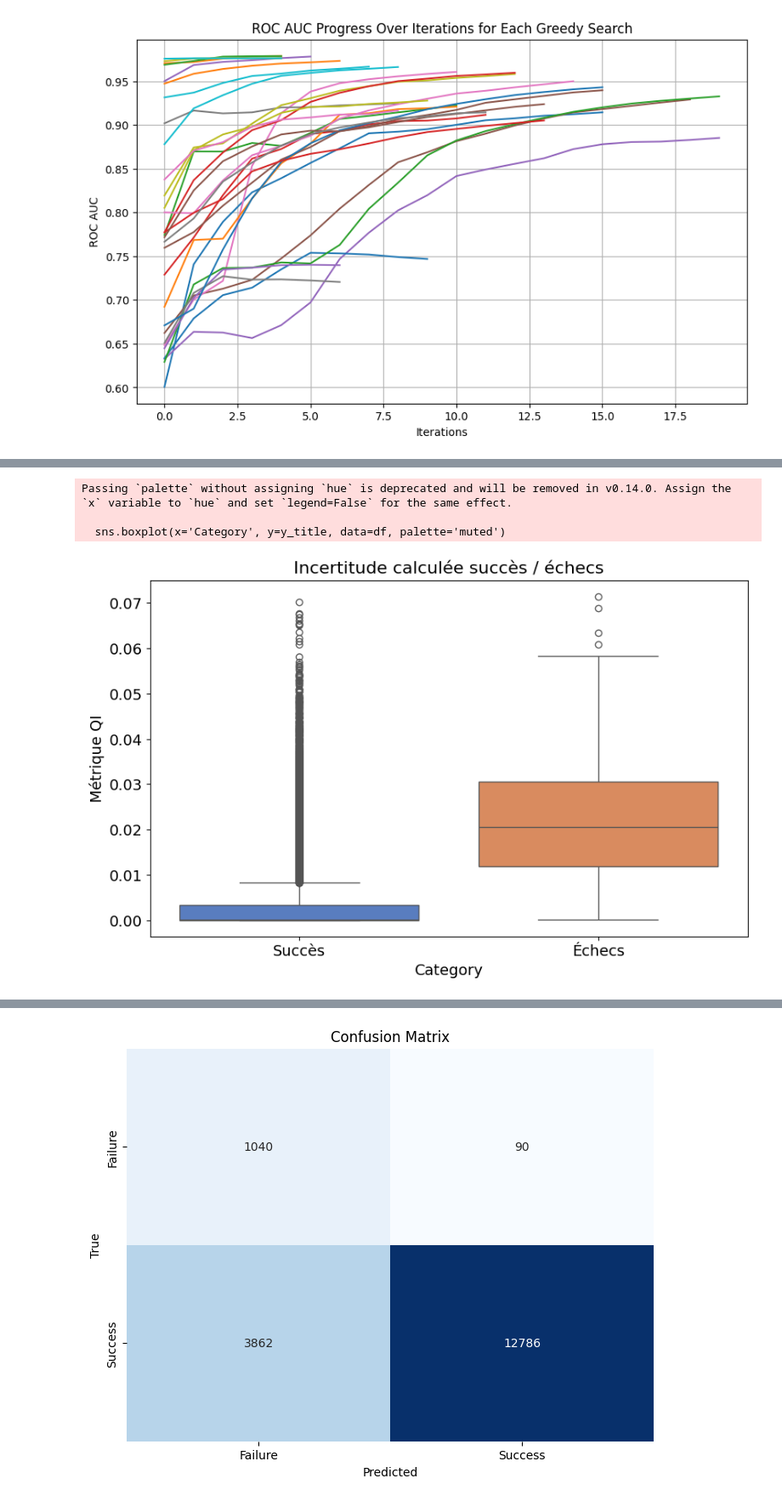
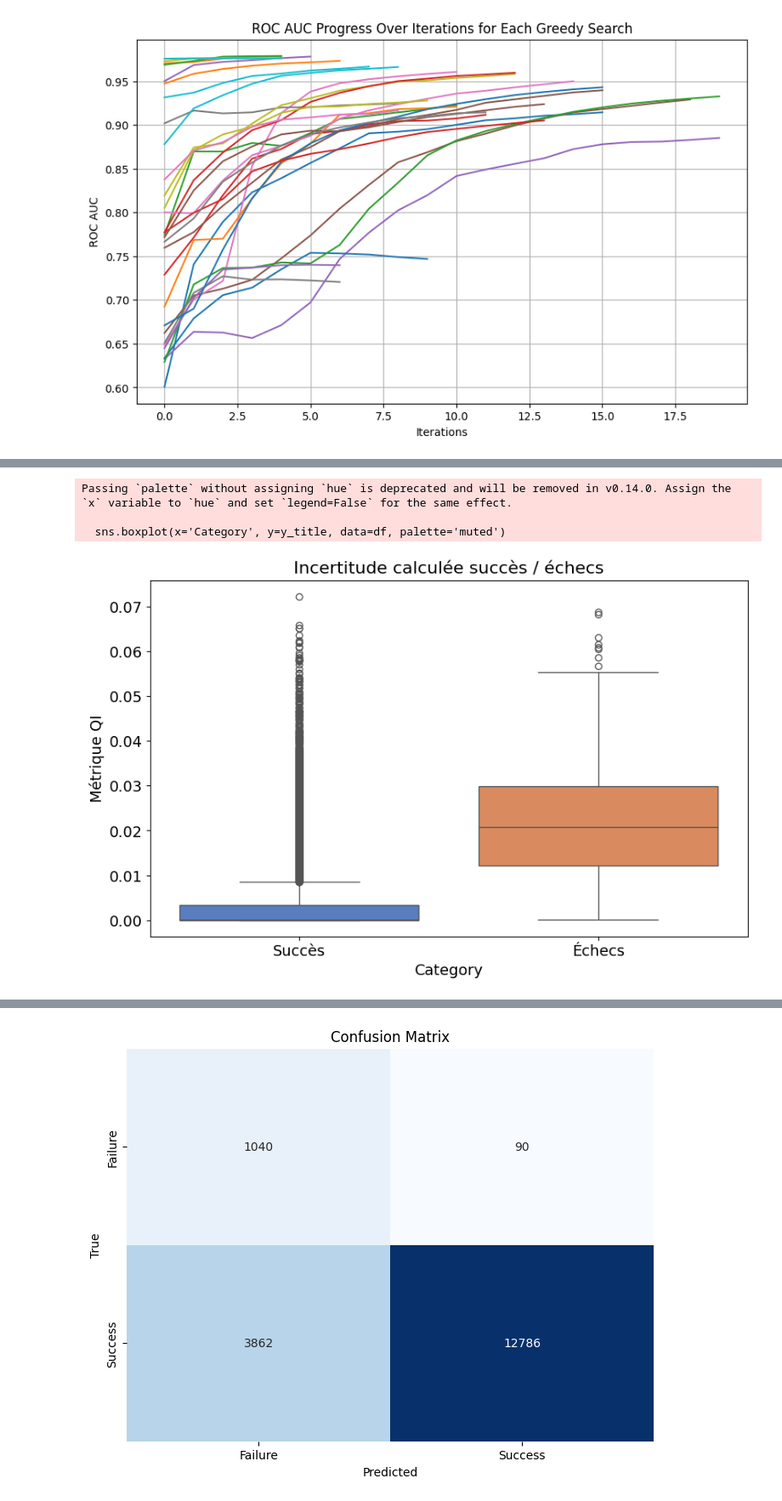
Before and after one commit to pstnmz/UQ_toolbox, a Jupyter notebook: medMNIST/UQ_test_metrics.ipynb, the cells around one changed output, grey strips where cells are left out. Shown at 85% size. Cells and saved outputs as stored; diff of their text form; code cells hidden in the pictures.

Commit message:
Fix: Update data loader in apply_randaugment_and_store_results function call from calibration_loader to test_loader

```diff
--- a/medMNIST/UQ_test_metrics.ipynb
+++ b/medMNIST/UQ_test_metrics.ipynb
@@ -294,6 +297,10 @@ for fold in range(0, 5):
 # Load the SHAP results from the pickle file
 with open('shap_results.pkl', 'rb') as file:
     shap_results = pkl.load(file)
+# %%
+# Load the SHAP results from the pickle file
+with open('shap_results_calibration.pkl', 'rb') as file:
+    shap_results_calibration = pkl.load(file)
 # %%
 mean_shap_importances = []
 for fold, shap_values in enumerate(shap_results['shap_values_folds']):
@@ -355,6 +414,15 @@ for fold, latent_space in enumerate(shap_results['latent_spaces']):
         columns=[f"Feature_{i}" for i in range(num_features)]
     )
     latent_spaces_df.append(latent_space_df)
+# %%
+latent_spaces_df_calibration = []
+for fold, latent_space in enumerate(shap_results_calibration['latent_spaces']):
+    num_samples, num_features = latent_space.shape
+    latent_space_df = pd.DataFrame(
+        latent_space,
+        columns=[f"Feature_{i}" for i in range(num_features)]
+    )
+    latent_spaces_df_calibration.append(latent_space_df)
 # %%
 from sklearn.preprocessing import StandardScaler
 from sklearn.decomposition import PCA
@@ -1007,7 +1198,7 @@ transformations = ['[(9, np.float64(18.993544968225756)), (12, np.float64(-1.372
 n=2
 m=45
 # %%
-stds_GPS_calibration, global_preds_GPS_calibration = uq.TTA(transformations, models, test_loader, device, usingBetterRandAugment=True, n=n, m=m, nb_channels=3, image_size=28, batch_norm=True, softmax_application=True)
+stds_GPS, global_preds_GPS = uq.TTA(transformations, models, test_loader, device, usingBetterRandAugment=True, n=n, m=m, nb_channels=3, image_size=28, batch_norm=True, softmax_application=True)
 # %% [output]
 Manually set transform. Current transform:
 [(9,np.float64(18.993544968225756)),(12,np.float64(-1.372124799393923))]
@@ -1025,13 +1216,13 @@ Applying augmentation n : 2
 Applying augmentation n : 3
 Applying augmentation n : 4
 # %%
-fpr_std_gps, tpr_std_gps, auc_std_gps = uq.roc_curve_UQ_method_computation([stds_GPS_calibration[k] for k in correct_predictions], [stds_GPS_calibration[j] for j in incorrect_predictions])
-uq.UQ_method_plot([stds_GPS_calibration[k] for k in correct_predictions], [stds_GPS_calibration[j] for j in incorrect_predictions], 'Métrique QI', 'Incertitude calculée succès / échecs', swarmplot=False)
+fpr_std_gps, tpr_std_gps, auc_std_gps = uq.roc_curve_UQ_method_computation([stds_GPS[k] for k in correct_predictions], [stds_GPS[j] for j in incorrect_predictions])
+uq.UQ_method_plot([stds_GPS[k] for k in correct_predictions], [stds_GPS[j] for j in incorrect_predictions], 'Métrique QI', 'Incertitude calculée succès / échecs', swarmplot=False)
 # %% [output]
 Passing `palette` without assigning `hue` is deprecated and will be removed in v0.14.0. Assign the `x` variable to `hue` and set `legend=False` for the same effect.
 
   sns.boxplot(x='Category', y=y_title, data=df, palette='muted')
-[figure, old version]
+[figure, new version]
 # %%
 auc_std_gps
 # %% [output]
```
Also changed, not shown: parts of 12 cells of this notebook, 2 other files.
